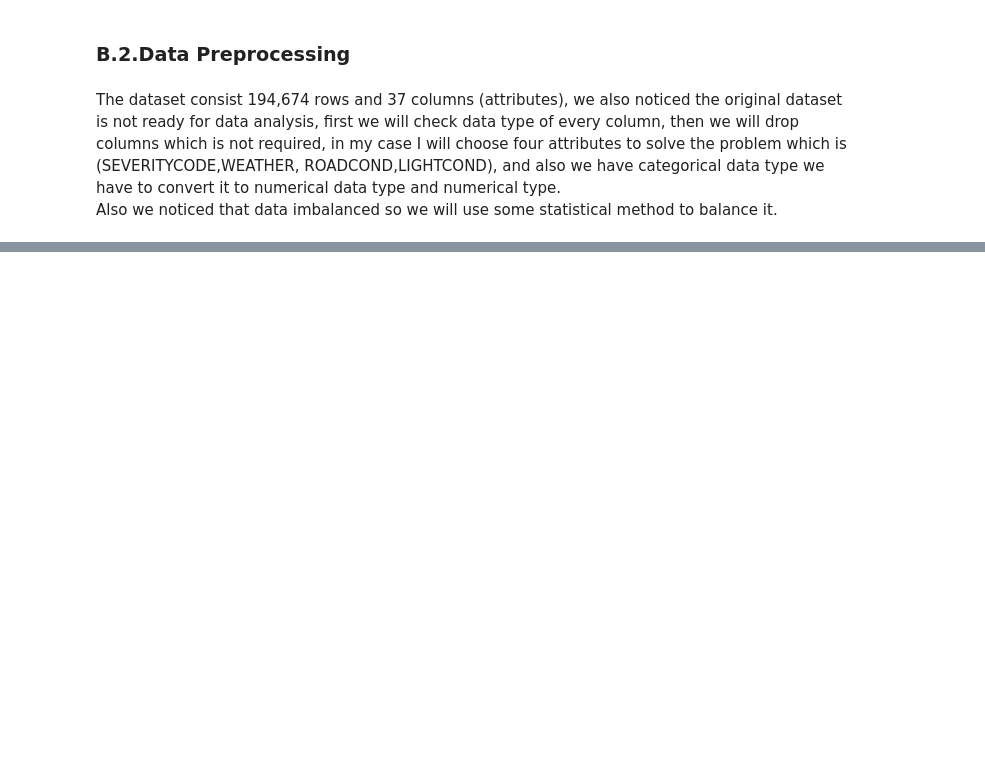
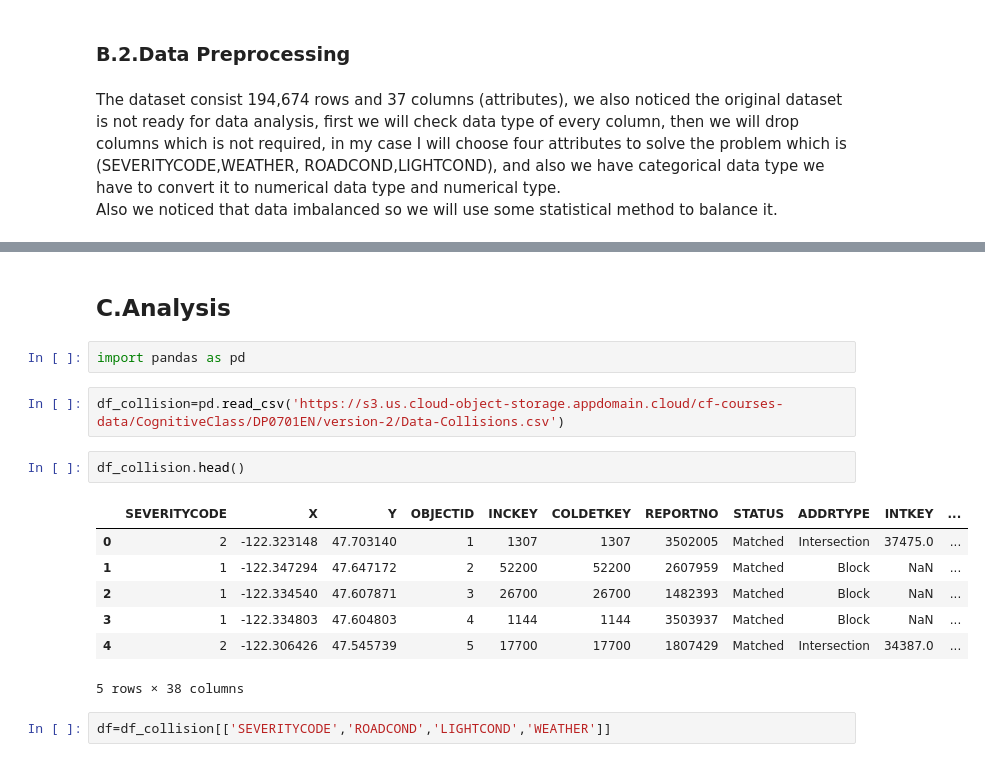
Before and after one commit to ahmadmana3/collision, a Jupyter notebook: collision.ipynb, the cells around one changed output, grey strips where cells are left out. Drawn from its saved outputs; the diff is of its cells as text; blank space fills up the shorter version.

```diff
--- a/collision.ipynb
+++ b/collision.ipynb
@@ -34,0 +46,18 @@ Also we noticed that data imbalanced so we will use some statistical method to b
+# %% [markdown]
+## C.Analysis <a name="analysis"></a>
+# %%
+import pandas as pd
+# %%
+df_collision=pd.read_csv('https://s3.us.cloud-object-storage.appdomain.cloud/cf-courses-data/CognitiveClass/DP0701EN/version-2/Data-Collisions.csv')
+# %%
+df_collision.head()
+# %% [output]
+|  | SEVERITYCODE | X | Y | OBJECTID | INCKEY | COLDETKEY | REPORTNO | STATUS | ADDRTYPE | INTKEY | ... |
+| 0 | 2 | -122.323148 | 47.703140 | 1 | 1307 | 1307 | 3502005 | Matched | Intersection | 37475.0 | ... |
+| 1 | 1 | -122.347294 | 47.647172 | 2 | 52200 | 52200 | 2607959 | Matched | Block | NaN | ... |
+| 2 | 1 | -122.334540 | 47.607871 | 3 | 26700 | 26700 | 1482393 | Matched | Block | NaN | ... |
+| 3 | 1 | -122.334803 | 47.604803 | 4 | 1144 | 1144 | 3503937 | Matched | Block | NaN | ... |
+| 4 | 2 | -122.306426 | 47.545739 | 5 | 17700 | 17700 | 1807429 | Matched | Intersection | 34387.0 | ... |
+5 rows × 38 columns
+# %%
+df=df_collision[['SEVERITYCODE','ROADCOND','LIGHTCOND','WEATHER']]
```
Also changed, not shown: parts of 19 cells of this notebook.
